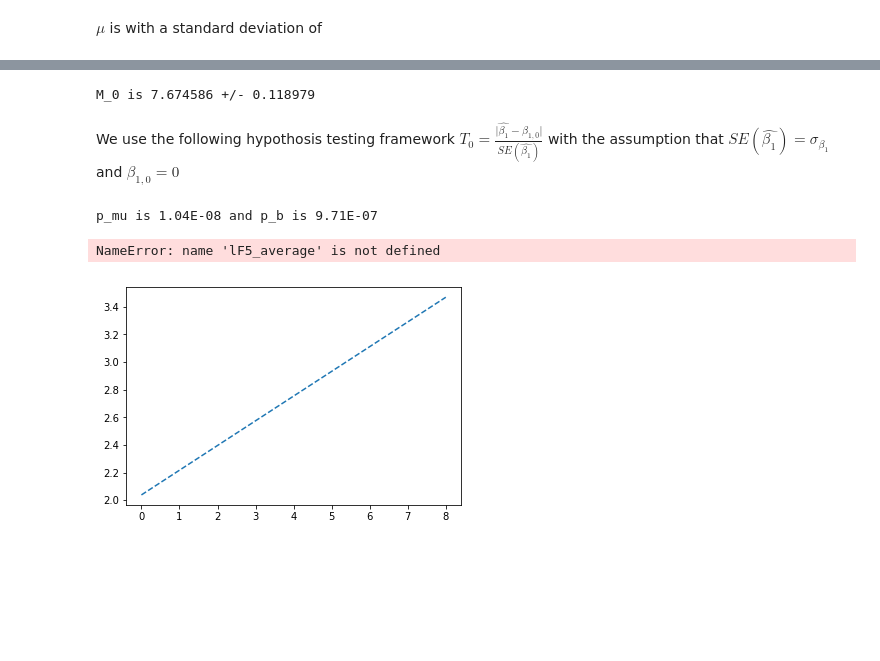
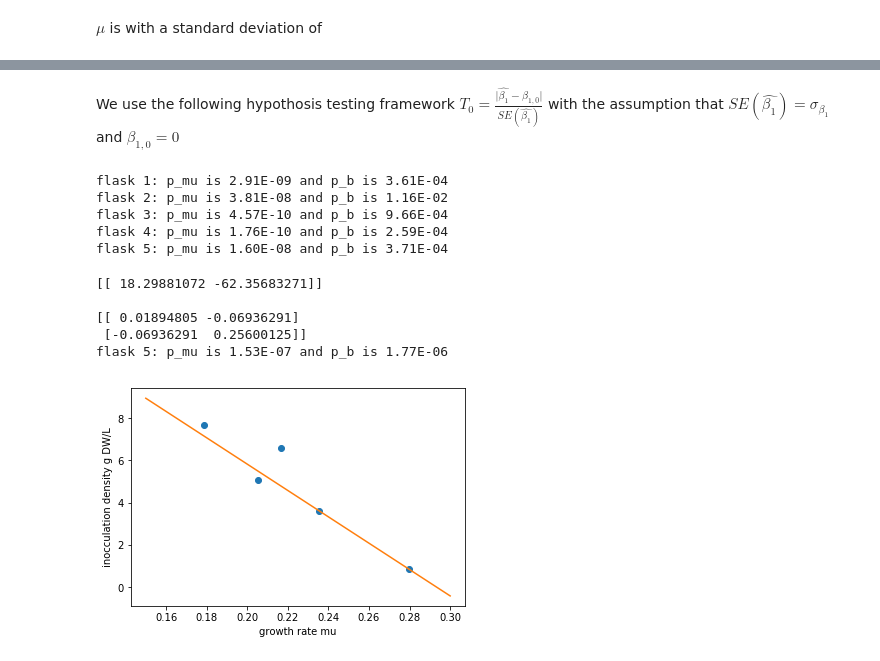
Before and after one commit to DexterAntonio/rice_cell_growth, a Jupyter notebook: Rice Cell Growth Parameters ALL FLASKS.ipynb, the cells around one changed output, grey strips where cells are left out. Cells and saved outputs as stored; diff of their text form; code cells hidden in the pictures; blank space fills up the shorter version.

```diff
--- a/Rice Cell Growth Parameters ALL FLASKS.ipynb
+++ b/Rice Cell Growth Parameters ALL FLASKS.ipynb
@@ -208,37 +199,21 @@ mu_5 is = 0.280 +/- 0.0003
-# %%
-#calculating the initial innoculation density
-M_0 = np.exp(m_w[0,0])
-#M_0_std = np.exp(cov_m[0,0]) this doesn't work so we assume cov_[0,0] is percent error and then do this
-#source for this idea https://people.duke.edu/~rnau/411log.htm
-M_0_std = cov_m[0,0]*M_0 #this seems reasonable
-print("M_0 is %f +/- %f"%(M_0,M_0_std))
-# %% [output]
-M_0 is 7.674586 +/- 0.118979
 # %% [markdown]
 We use the following hypothosis testing framework $T_0 = \frac{| {{ \hat{\beta_1}-\beta_{1,0}| }}}{SE(\hat{\beta_1})}$ with the assumption that $SE(\hat{\beta_1}) = \sigma_{{\beta_1}}$ and $\beta_{1,0} = 0 $
 # %%
 #hypothosis testing prob that these things are real
-sigma_b = cov_m[0,0] #SE
-sigma_mu = cov_m[1,1]
-T0_mu = abs(m_w[1,0]-0)/sigma_mu #for slope
-T0_b = abs(m_w[0,0]-0)/sigma_b #for slope
-from scipy.stats import t
+for i in range(0,nFlasks):
+    sigma_b = betaCov_w[i][0,0] #SE
+    sigma_mu = betaCov_w[i][1,1]
 
-p_mu = (1 - t.cdf(T0_mu,df=m-n))*2
-p_b = (1 - t.cdf(T0_b,df=m-n))*2
+    T0_mu = abs(beta_w[0,i]-0)/sigma_mu #for slope
+    T0_b = abs(beta_w[1,i]-0)/sigma_b #for slope
 
-print("p_mu is %.2E and p_b is %.2E" %(p_mu,p_b))
+    p_mu = (1 - t.cdf(T0_mu,df=m-n))*2
+    p_b = (1 - t.cdf(T0_b,df=m-n))*2
+
+    print("flask %d: p_mu is %.2E and p_b is %.2E" %(i+1,p_mu,p_b))
 # %% [output]
-p_mu is 1.04E-08 and p_b is 9.71E-07
+flask 1: p_mu is 2.91E-09 and p_b is 3.61E-04
+flask 2: p_mu is 3.81E-08 and p_b is 1.16E-02
+flask 3: p_mu is 4.57E-10 and p_b is 9.66E-04
+flask 4: p_mu is 1.76E-10 and p_b is 2.59E-04
+flask 5: p_mu is 1.60E-08 and p_b is 3.71E-04
-# %%
-#plotting trendline and data
-x_fake = np.linspace(0,8,32)
-y_fake = x_fake*m_w[1,0] + m_w[0,0]
-y_fake_un = x_fake*m_unw[1,0] + m_unw[0,0]
-pt.figure(2)
-pt.plot(x_fake,y_fake,'--')
-pt.plot(days,lF5_average,'o')
-pt.plot(x_fake,y_fake_un,'--')
-# %% [output]
-NameError: name 'lF5_average' is not defined
-[figure, removed]
@@ -249,0 +220,35 @@ print(st.chi2.cdf(r_2norm,m-1,loc=0,scale=1) )
+# %%
+col1 = np.ones((5,1))
+col2 = np.transpose(beta_w[1,:])
+G = np.matrix(np.column_stack((col1,col2)))
+d = np.matrix(M0).transpose()
+
+W = np.diag(1./M0_std)
+Gw = W*G
+Gwt = np.transpose(Gw)
+dw = np.matrix(W*d)
+
+beta_muM0 = (np.linalg.inv(Gwt*Gw)*Gwt*dw).flatten()
+betaCov_muM0 = (np.linalg.inv(Gwt*Gw)*Gwt*np.identity(int(iGrowthEnds[i]))*Gw*np.linalg.inv(Gwt*Gw))
+print(beta_muM0)
+print("")
+print(betaCov_muM0)
+xPoints = np.linspace(0.15,0.30,num=100)
+pt.figure(3)
+pt.plot(beta_w[1,:],M0,'o')
+pt.xlabel("growth rate mu")
+pt.ylabel("inocculation density g DW/L")
+pt.plot(xPoints,beta_muM0[0,1]*xPoints+beta_muM0[0,0],'-')
+
+T0_mu = abs(beta_muM0[0,1]-0)/betaCov_muM0[1,1] #for slope
+T0_b = abs(beta_w[0,0]-0)/betaCov_muM0[0,0]  #for slope
+p_mu = (1 - t.cdf(T0_mu,df=m-n))*2
+p_b = (1 - t.cdf(T0_b,df=m-n))*2
+print("flask %d: p_mu is %.2E and p_b is %.2E" %(i+1,p_mu,p_b))
+# %% [output]
+[[ 18.29881072 -62.35683271]]
+
+[[ 0.01894805 -0.06936291]
+ [-0.06936291  0.25600125]]
+flask 5: p_mu is 1.53E-07 and p_b is 1.77E-06
+[figure, added]
```
Also changed, not shown: parts of 10 cells of this notebook.
